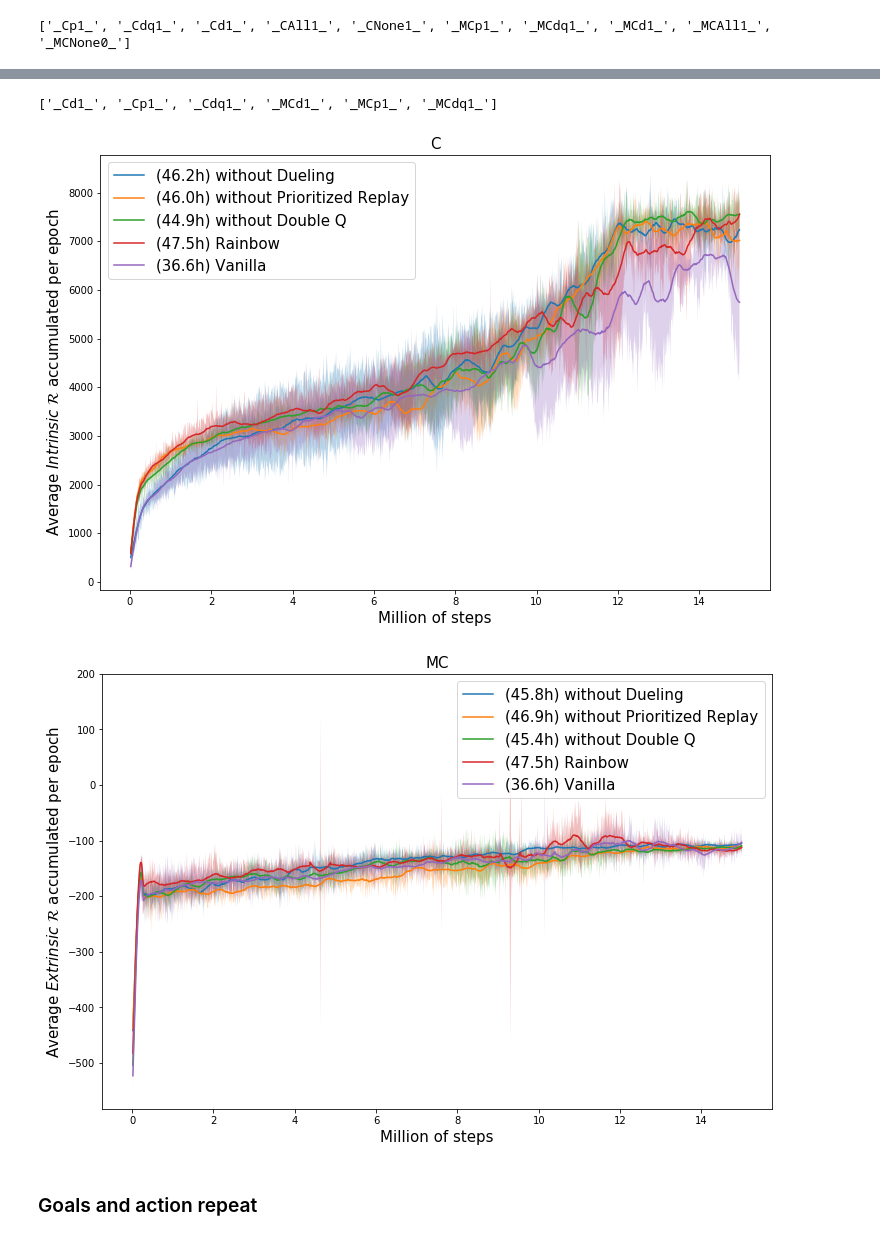
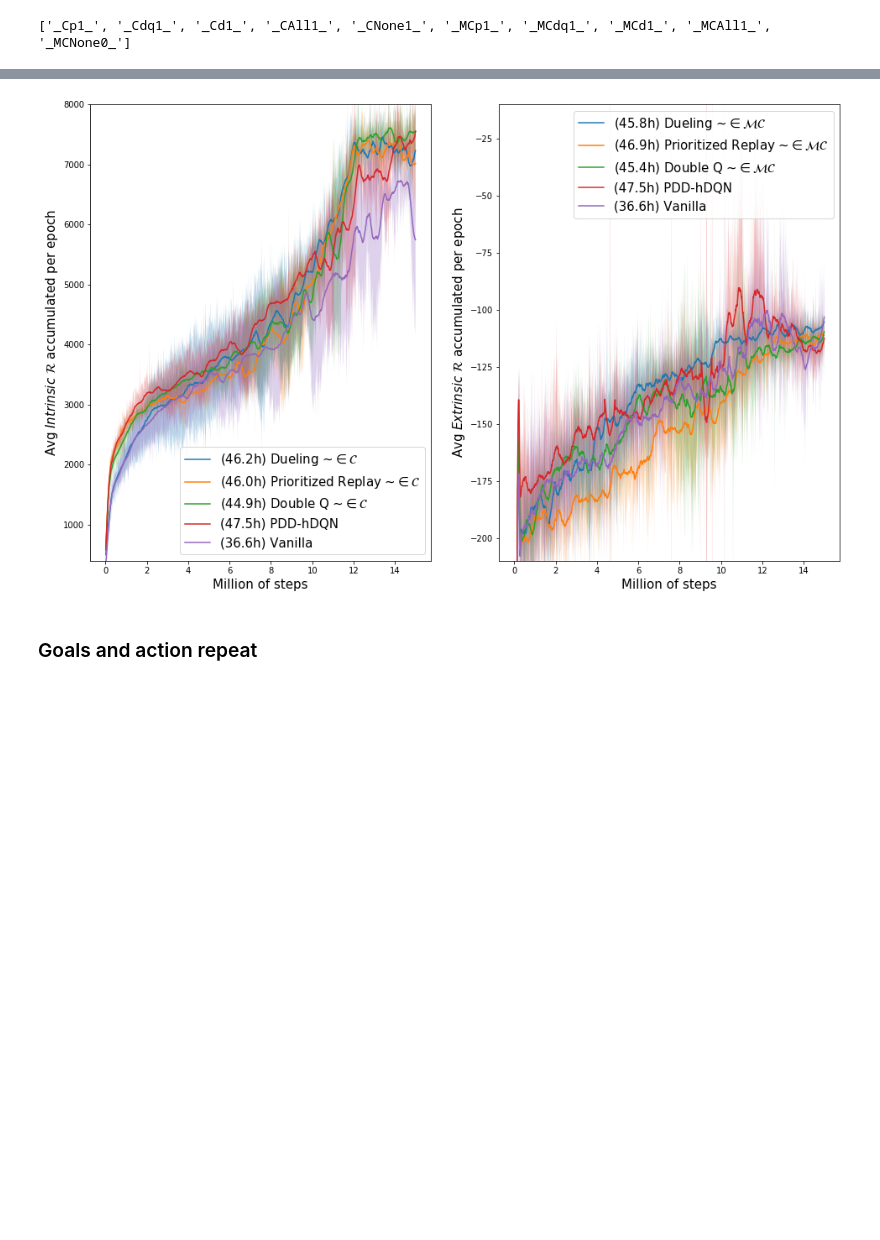
Before and after one commit to hipoglucido/Hierarchical-DRL-Tensorflow, a Jupyter notebook: plots.ipynb, the cells around one changed output, grey strips where cells are left out. Saved outputs shown, nothing was run; the diff lists cells and outputs as text; code cells hidden in the pictures; blank space fills up the shorter version.

Commit message:
More plots

```diff
--- a/plots.ipynb
+++ b/plots.ipynb
@@ -15,6 +15,7 @@ import tensorflow as tf
 import glob
 import pandas as pd
 from matplotlib import pyplot as plt
+from collections import OrderedDict
 
 from tensorflow.python.framework.errors_impl import DataLossError
 def savitzky_golay(y, window_size, order, deriv=0, rate=1):
@@ -67,14 +68,15 @@ def get_single_series(path_to_events_file, scalar_key):
                 values.append(v.simple_value)
                 steps.append(e.step)
     series = pd.Series(index = steps, data = values)
-    print("\tGot %d of %s (%d errors)" % (len(series), scalar_key, errors))
+    series = series.loc[~series.index.duplicated()]
+    print("\tGot %d of scalar '%s' (%d errors)" % (len(series), scalar_key, errors))
     return series
 
 def get_all_series_averaged(folder_keys, scalar_key, experiment_folder,
                                                                 steps_mode, smooth = True):
     assert os.path.isdir(experiment_folder), "Not a dir: %s" % experiment_folder
     folder_keys = [folder_keys] if type(folder_keys) is not list else folder_keys
-    print("Searching for folder_keys='%s'" % str(folder_keys))
+    print("Searching for folder_keys='%s' in %s" % (str(folder_keys), experiment_folder))
     series_list = []
     run_paths = []
     for f in os.listdir(experiment_folder):
@@ -87,6 +89,7 @@ def get_all_series_averaged(folder_keys, scalar_key, experiment_folder,
         try:
             path_to_events_file = glob.glob(os.path.join(run_path,'events.out*'))[0]
         except IndexError:
+            print(run_path)
             print("\tHasn't even started" % run_path)
             series = pd.Series()
         else:
@@ -102,7 +105,6 @@ def get_all_series_averaged(folder_keys, scalar_key, experiment_folder,
 
     min_length = min([len(series) for series in series_list])
     series_list = [series[:min_length] for series in series_list]
-
     df = pd.DataFrame(series_list)
     means = df.mean(axis = 0)
     if smooth:
@@ -118,7 +120,8 @@ def get_all_series_averaged(folder_keys, scalar_key, experiment_folder,
         avg_training_time = sum(training_times) / len(training_times)
     except:
         avg_training_time = -1
-    data = {'means'      : means,
+    data = {'raw'        : series_list,
+            'means'      : means,
             'stds'       : stds,
             'steps'      : steps,
             'time'       : avg_training_time,
@@ -186,0 +260,17 @@ debug = 0
+# %%
+experiment_folder = '/vol/tensusers/vgarciacazorla/logs/30d16h39m42s_sparse_exp'
+data = {'sr0' : {}, 'sr1' : {}}
+for dense in data.keys():
+    folder_keyss = [folder_keys + [dense] for folder_keys in [['hdqn', 'gg3'], ['atdqn'], ['hdqn', 'gg4']]]
+    for folder_keys in folder_keyss:
+        config_key = '-'.join(folder_keys)
+        data[dense][config_key] = {}
+        reward_scalar_key = 'mc_total_reward' if 'hdqn' in folder_keys else '/total_reward'
+        scalar_keys = [reward_scalar_key, 'wins', 'win_rate']
+        for scalar_key in scalar_keys:
+            values = get_all_series_averaged(folder_keys = folder_keys,
+                                       scalar_key = scalar_key,
+                                       experiment_folder = experiment_folder,
+                                       steps_mode = steps_mode)
+            scalar_key_ = scalar_key if 'total_reward' not in scalar_key else 'total_reward'
+            data[dense][config_key][scalar_key_] = values
@@ -372,36 +523,32 @@ Searching for folder_keys='['_Cd1_', '_Cp1_', '_Cdq1_', '_MCd1_', '_MCp1_', '_MC
 Searching for folder_keys='['_Cd0_', '_Cp0_', '_Cdq0_', '_MCd0_', '_MCp0_', '_MCdq0_']'
         Got 1498 of /mc_total_reward (0 errors)
         Got 1498 of /mc_total_reward (0 errors)
-# %%
-data['folder_keys']
-# %% [output]
-['_Cd1_', '_Cp1_', '_Cdq1_', '_MCd1_', '_MCp1_', '_MCdq1_']
 # %%
-# plt.figure(figsize = (12, 8))
+plt.figure(figsize = (16, 10))
 total_figures = 2
 rewards = ['$Intrinsic$', '$Extrinsic$']
+y_limits = [[400, 8000], [-210, -10]]
 for i in range(total_figures):
     module = module_keys[i]
     datas = datass[i]
-    plt.figure(figsize = (12, 8))
-#     plt.subplots(1, 2, i + 1)
+    plt.subplot(1, 2, i + 1)
     for data in datas:
         if all(['0' in fk for fk in data['folder_keys']]):
             label = 'Vanilla'
         elif all(['1' in fk for fk in data['folder_keys']]):
-            label = 'Rainbow'
+            label = 'PDD-hDQN'
         else:
             ablation = [fk for fk in data['folder_keys'] if '0' in fk][0][1:-2].replace(module, '')
-            label = "without %s" % extensions[ablation]
+            label = "%s ~$\in\mathcal{%s}$" % (extensions[ablation], module)
         custom_subplot(data, label, time = 1)
     plt.xlabel("Million of steps", fontsize = fontsize)
-    plt.ylabel("Average %s $\mathcal{R}$ accumulated per epoch" % rewards[i], fontsize = fontsize)
-    plt.title(module, fontsize = fontsize)
+    plt.ylabel("Avg %s $\mathcal{R}$ accumulated per epoch" % rewards[i], fontsize = fontsize)
+    plt.ylim(y_limits[i])
     plt.legend(fontsize = fontsize)
-    plt.show()
+# plt.tight_layout()
+plt.show()
 # %% [output]
-[figure, old version]
+[figure, new version]
-[figure, removed]
 # %% [markdown]
 ### Goals and action repeat
 # %%
```
Also changed, not shown: parts of 15 cells of this notebook, 3 other files.
